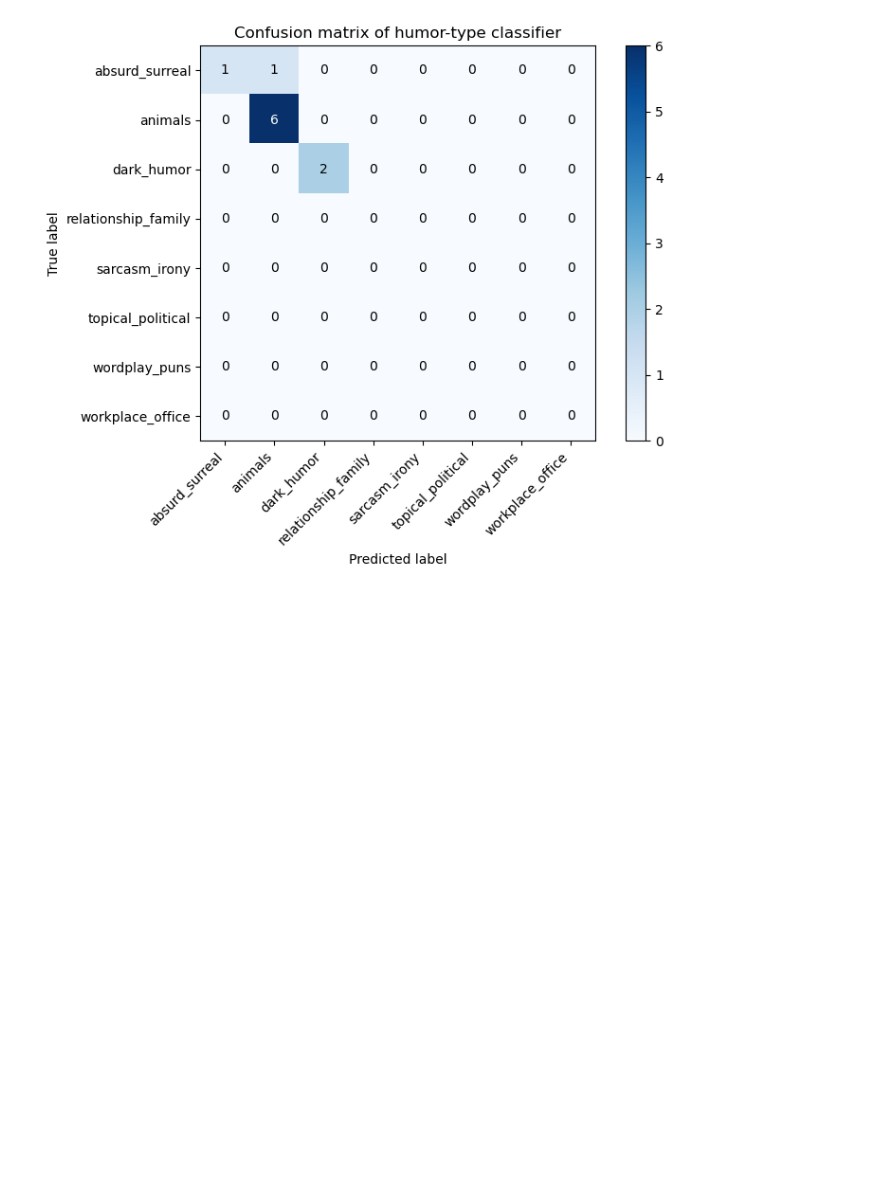
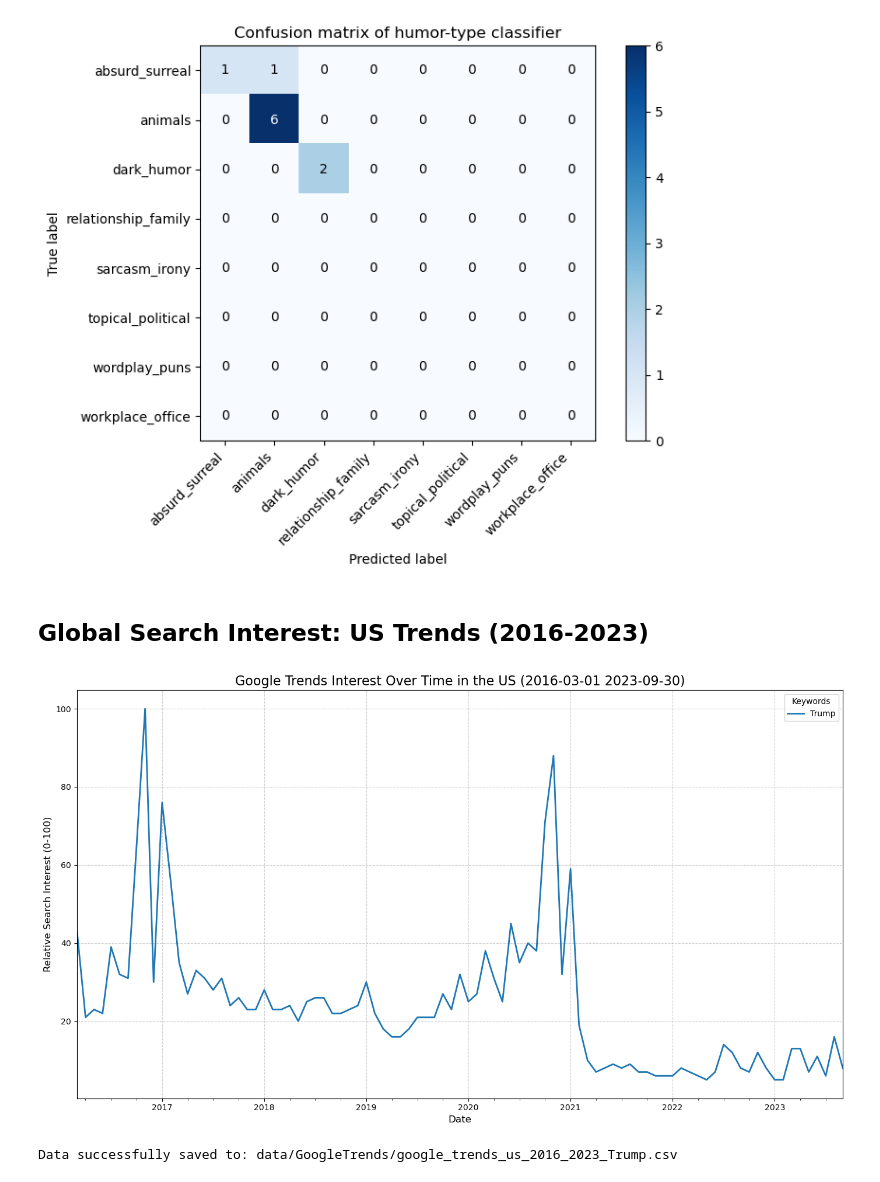
Before and after one commit to epfl-ada/ada-2025-project-data_dinosaur, a Jupyter notebook: google_trend.ipynb, the cells around one changed output. Cells and saved outputs as stored; diff of their text form; code cells hidden in the pictures; blank space fills up the shorter version.

Commit message:
Updated google trend with Trump, Climat, Covid et Wars

```diff
--- a/google_trend.ipynb
+++ b/google_trend.ipynb
@@ -1736,3 +1736,61 @@ absurd_surreal      1.000     0.500     0.667         2
      macro avg      0.952     0.833     0.863        10
   weighted avg      0.914     0.900     0.887        10
 [figure]
+# %% [markdown]
+## Global Search Interest: US Trends (2016-2023)
+# %%
+import pandas as pd
+from pytrends.request import TrendReq
+import matplotlib.pyplot as plt
+
+# 1. Initialize pytrends connection
+# hl='en-US' sets the host language to English (US)
+pytrends = TrendReq(hl='en-US', tz=360)
+
+# 2. Define your keywords and parameters
+# CORRECTION APPORTÉE ICI : Remplacement de "Climat" par "Climate"
+keywords = ["Trump"]
+custom_timeframe = '2016-03-01 2023-09-30'
+geo_location = 'US' # Set to 'US' for the United States
+
+# 3. Build the payload and fetch interest over time data
+pytrends.build_payload(
+    kw_list=keywords,
+    cat=0,               # All categories
+    timeframe=custom_timeframe,
+    geo=geo_location,
+    gprop=''             # Web search (default)
+)
+
+# Fetch the interest over time data into a pandas DataFrame
+interest_over_time_df = pytrends.interest_over_time()
+
+# 4. Prepare data for plotting
+# Exclude the 'isPartial' column
+if 'isPartial' in interest_over_time_df.columns:
+    interest_over_time_df.drop(columns=['isPartial'], inplace=True, errors='ignore')
+
+# 5. Plot the data
+plt.figure(figsize=(14, 8))
+interest_over_time_df.plot(ax=plt.gca(), linewidth=2)
+
+plt.title(f'Google Trends Interest Over Time in the US ({custom_timeframe})', fontsize=16)
+plt.xlabel('Date', fontsize=12)
+plt.ylabel('Relative Search Interest (0-100)', fontsize=12)
+# Mettre à jour la légende avec les nouveaux mots-clés
+plt.legend(title='Keywords', fontsize=10)
+plt.grid(True, linestyle='--', alpha=0.6)
+plt.tight_layout()
+plt.show()
+
+# Code pour la sauvegarde du CSV (dans le dossier demandé précédemment)
+import os
+output_dir = 'data/GoogleTrends'
+csv_file_name = 'google_trends_us_2016_2023_Trump.csv'
+full_path = os.path.join(output_dir, csv_file_name)
+os.makedirs(output_dir, exist_ok=True)
+interest_over_time_df.to_csv(full_path)
+print(f"Data successfully saved to: {full_path}")
+# %% [output]
+[figure, added]
+Data successfully saved to: data/GoogleTrends/google_trends_us_2016_2023_Trump.csv
```
Also changed, not shown: parts of 4 cells of this notebook, 5 other files.
